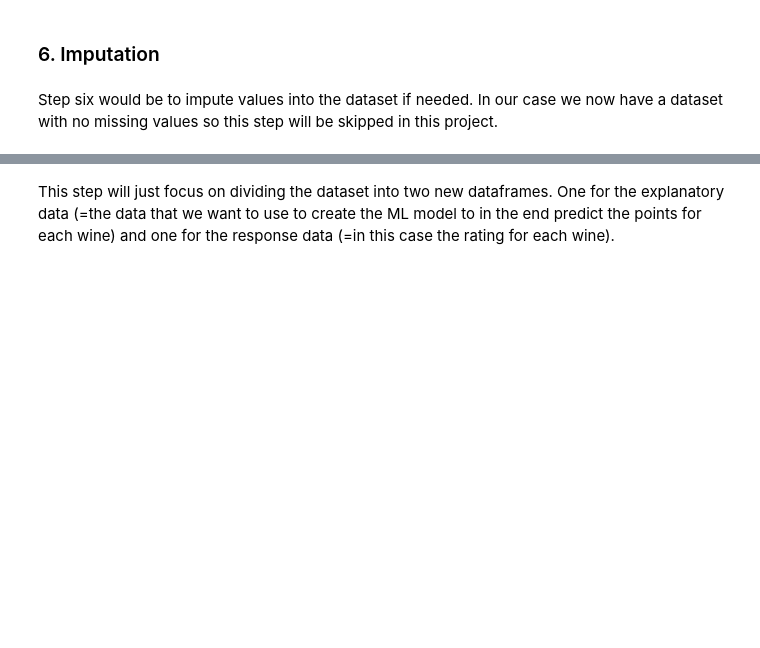
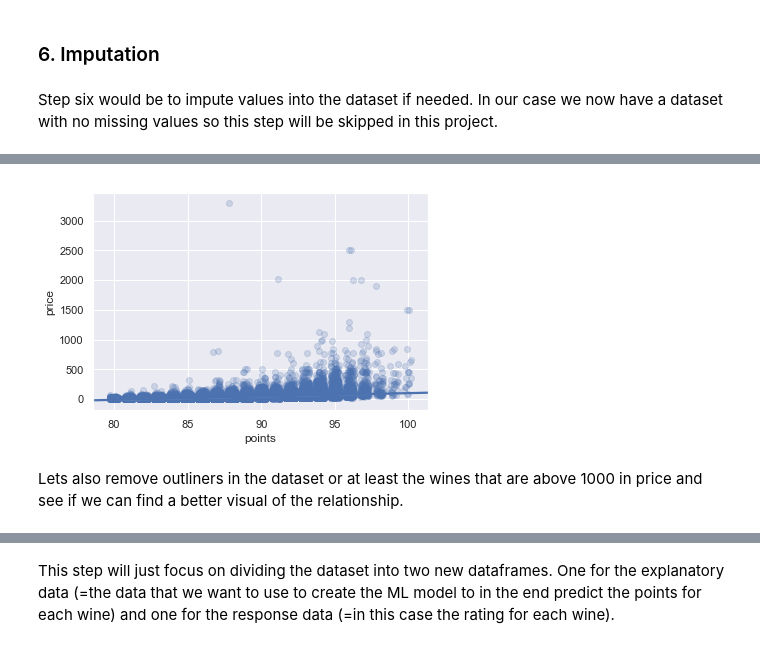
Before and after one commit to HenrikWarf/data-wine_rating_review_ML-pipeline, a Jupyter notebook: ML - Predicting Wine Rating.ipynb, the cells around one changed output, grey strips where cells are left out. Drawn from its saved outputs; the diff is of its cells as text; code cells hidden in the pictures; blank space fills up the shorter version.

```diff
--- a/ML - Predicting Wine Rating.ipynb
+++ b/ML - Predicting Wine Rating.ipynb
@@ -336,0 +462,7 @@ Step six would be to impute values into the dataset if needed. In our case we no
+# %%
+sb.regplot(data = df_price, x = 'points', y = 'price', x_jitter= 0.3,
+          scatter_kws= {'alpha' : 1/5});
+# %% [output]
+[figure, added]
+# %% [markdown]
+Lets also remove outliners in the dataset or at least the wines that are above 1000 in price and see if we can find a better visual of the relationship.
```
Also changed, not shown: parts of 81 cells of this notebook.
